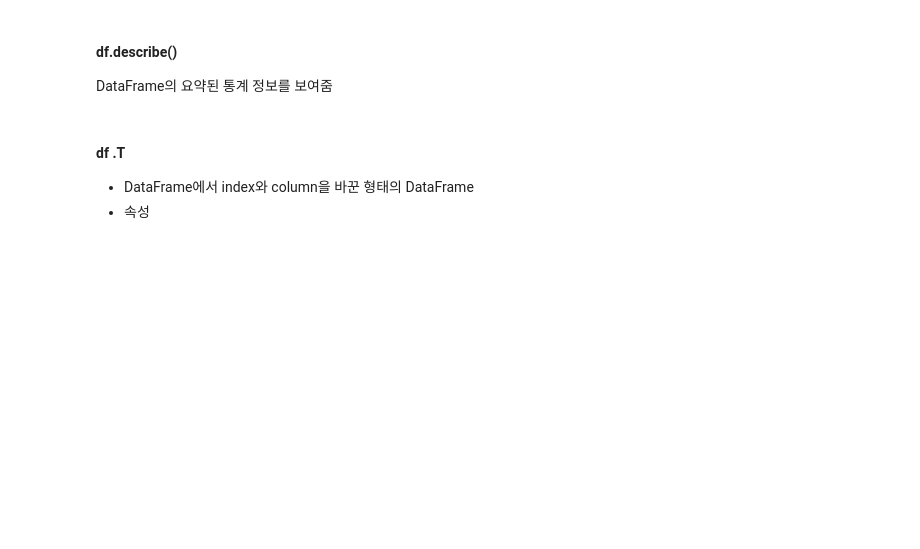
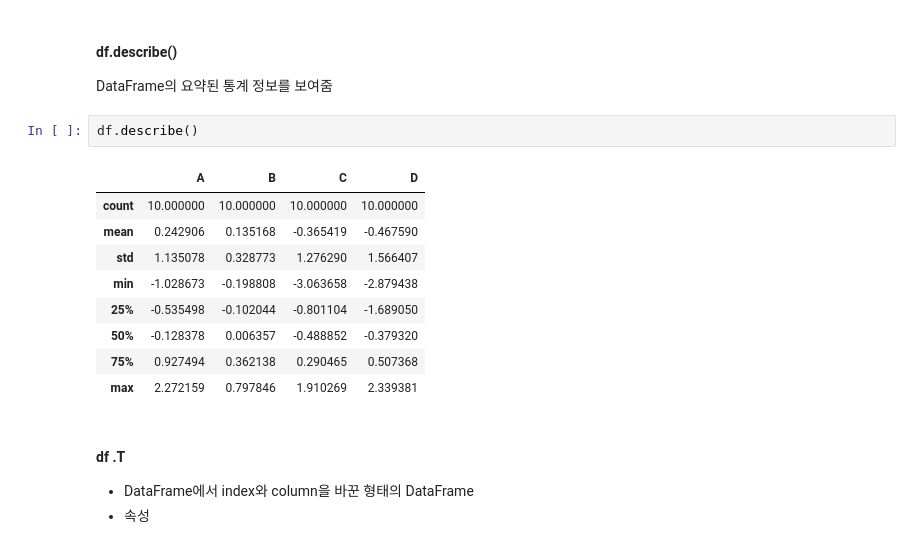
Before and after one commit to zangsu/AI_Hub, a Jupyter notebook: 2022_Mobile_AI_AIHUB/pandas.ipynb, the cells around one changed output. Drawn from its saved outputs; the diff is of its cells as text; blank space fills up the shorter version.

```diff
--- a/2022_Mobile_AI_AIHUB/pandas.ipynb
+++ b/2022_Mobile_AI_AIHUB/pandas.ipynb
@@ -96,6 +200,18 @@ dtype: object
 # %% [markdown]
 #### df.describe()
  DataFrame의 요약된 통계 정보를 보여줌
+# %%
+df.describe()
+# %% [output]
+|  | A | B | C | D |
+| count | 10.000000 | 10.000000 | 10.000000 | 10.000000 |
+| mean | 0.242906 | 0.135168 | -0.365419 | -0.467590 |
+| std | 1.135078 | 0.328773 | 1.276290 | 1.566407 |
+| min | -1.028673 | -0.198808 | -3.063658 | -2.879438 |
+| 25% | -0.535498 | -0.102044 | -0.801104 | -1.689050 |
+| 50% | -0.128378 | 0.006357 | -0.488852 | -0.379320 |
+| 75% | 0.927494 | 0.362138 | 0.290465 | 0.507368 |
+| max | 2.272159 | 0.797846 | 1.910269 | 2.339381 |
 # %% [markdown]
 #### df .T
 * DataFrame에서 index와 column을 바꾼 형태의 DataFrame
```
Also changed, not shown: parts of 19 cells of this notebook.
